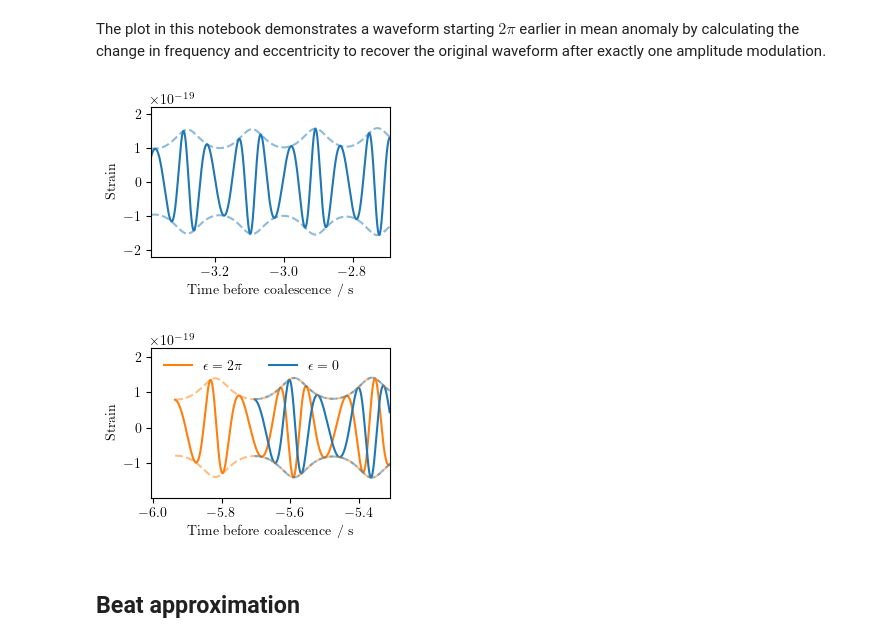
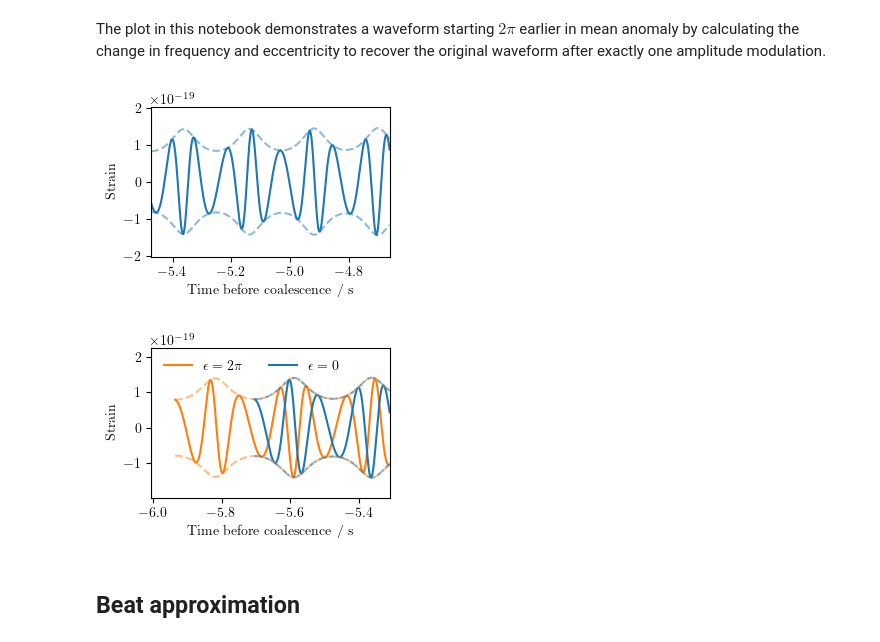
Before and after one commit to BenGPatterson/EccentricHarmonics, a Jupyter notebook: shifting_MA.ipynb, the cells around one changed output. Saved outputs shown, nothing was run; the diff lists cells and outputs as text; code cells hidden in the pictures.

```diff
--- a/shifting_MA.ipynb
+++ b/shifting_MA.ipynb
@@ -32,36 +35,36 @@ s = gen_wf(s_f, s_e, chirp2total(chirp, q), q, sample_rate, 'TEOBResumS')
 plt.figure(figsize=(0.49*6.4,0.49*4.8))
 plt.plot(h.sample_times, h.real(), c='C0')
 plt.plot(h.sample_times, np.abs(h), c='C0', ls='dashed', alpha=0.5)
 plt.plot(h.sample_times, -np.abs(h), c='C0', ls='dashed', alpha=0.5)
 plt.xlabel('Time before coalescence / s')
 plt.ylabel('Strain')
 len_2pi = h.sample_times[0]-s.sample_times[0]
-plt.xlim(h.sample_times[0]+10*len_2pi, h.sample_times[0]+13*len_2pi)
-max_h = max(np.abs(h[:int(13*len_2pi*sample_rate)]))
+plt.xlim(h.sample_times[0]+1*len_2pi, h.sample_times[0]+4.5*len_2pi)
+max_h = max(np.abs(h[:int(4.5*len_2pi*sample_rate)]))
 plt.ylim(-1.4*max_h, 1.4*max_h)
 plt.tight_layout()
 plt.savefig('Figures/EccWF.pgf')
 plt.show()
 
 # Make plot, shifting 2 pi in mean anomaly
 plt.figure(figsize=(0.49*6.4,0.49*4.8))
 plt.plot(s.sample_times, s.real(), c='C1', label='$\epsilon=2\pi$')
 plt.plot(h.sample_times, h.real(), c='C0', label='$\epsilon=0$')
 plt.plot(s.sample_times, np.abs(s), c='C1', ls='dashed', alpha=0.5)
 plt.plot(h.sample_times, np.abs(h), c='C0', ls='dashed', alpha=0.5)
 plt.plot(s.sample_times, -np.abs(s), c='C1', ls='dashed', alpha=0.5)
 plt.plot(h.sample_times, -np.abs(h), c='C0', ls='dashed', alpha=0.5)
 plt.legend(loc='upper left', frameon=False, ncol=2)
 plt.xlabel('Time before coalescence / s')
 plt.ylabel('Strain')
 len_2pi = h.sample_times[0]-s.sample_times[0]
 plt.xlim(s.sample_times[0]-0.3*len_2pi, h.sample_times[0]+1.7*len_2pi)
 max_h = max(np.abs(h[:int(1.7*len_2pi*sample_rate)]))
 plt.ylim(-1.4*max_h, 1.6*max_h)
 plt.tight_layout()
 plt.savefig('Figures/2piMA.pgf')
 # %% [output]
-[figure, old version]
+[figure, new version]
 [figure]
 # %% [markdown]
 ## Beat approximation
```
Also changed, not shown: parts of 7 cells of this notebook, 1 other file.
